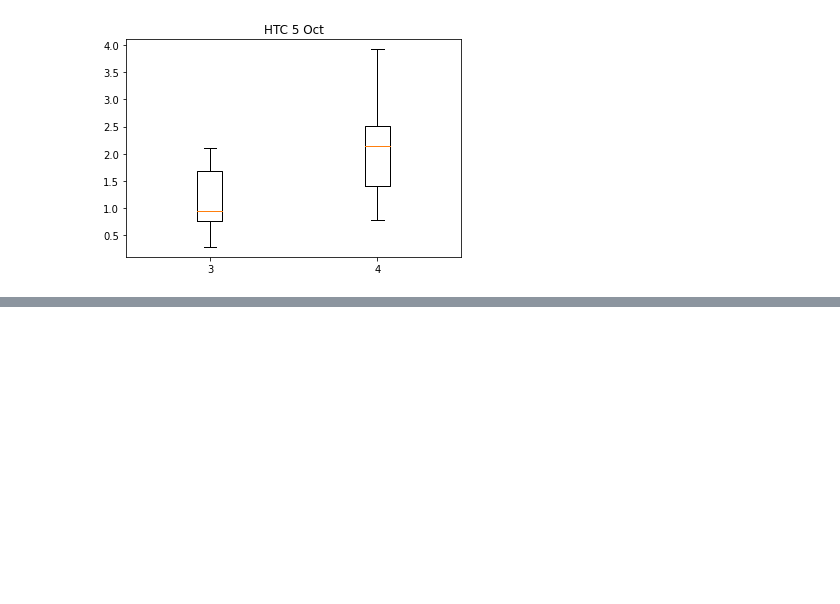
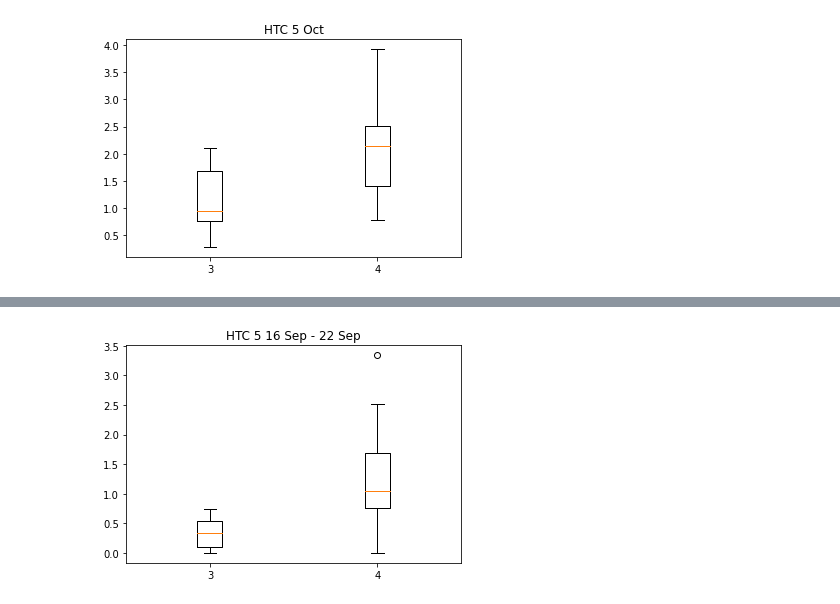
Before and after one commit to mikewellmeansme/TracheidClustering, a Jupyter notebook: notebooks/experiments/htc_experiment.ipynb, the cells around one changed output, grey strips where cells are left out. Cells and saved outputs as stored; diff of their text form; code cells hidden in the pictures; blank space fills up the shorter version.

Commit message:
upd weekly

```diff
--- a/notebooks/experiments/htc_experiment.ipynb
+++ b/notebooks/experiments/htc_experiment.ipynb
@@ -145,0 +150,21 @@ pd.read_csv('../../output/htc_0_monthly.csv').to_excel('../../output/htc_0_month
+# %%
+filtered_prec_10['Week'] = min_temp_M['Week']
+filtered_prec_5['Week']  = min_temp_M['Week']
+filtered_prec_0['Week']  = min_temp_M['Week']
+filtered_temp_10['Week'] = min_temp_M['Week']
+filtered_temp_5['Week'] = min_temp_M['Week']
+filtered_temp_0['Week'] = min_temp_M['Week']
+# %%
+weekly_htc_10 = pd.DataFrame({'Year':list(min_temp_M.columns[3:])})
+weekly_htc_5 = pd.DataFrame({'Year':list(min_temp_M.columns[3:])})
+weekly_htc_0 = pd.DataFrame({'Year':list(min_temp_M.columns[3:])})
+# %%
+
+for week in set(min_temp_M['Week']):
+    weekly_htc_10[week] = list(filtered_prec_10[filtered_prec_10['Week']==week].drop(columns=['Week']).sum(skipna=True)[2:] * 10 / filtered_temp_10[filtered_temp_10['Week']==week].drop(columns=['Week']).sum(skipna=True)[2:])
+    weekly_htc_5[week] = list(filtered_prec_5[filtered_prec_5['Week']==week].drop(columns=['Week']).sum(skipna=True)[2:] * 10 / filtered_temp_5[filtered_temp_5['Week']==week].drop(columns=['Week']).sum(skipna=True)[2:])
+    weekly_htc_0[week] = list(filtered_prec_0[filtered_prec_0['Week']==week].drop(columns=['Week']).sum(skipna=True)[2:] * 10 / filtered_temp_0[filtered_temp_0['Week']==week].drop(columns=['Week']).sum(skipna=True)[2:])
+# %%
+weekly_htc_10['Class'] = monthly_prec['Class']
+weekly_htc_5['Class'] = monthly_prec['Class']
+weekly_htc_0['Class'] = monthly_prec['Class']
@@ -145,0 +223,25 @@ pd.read_csv('../../output/htc_0_monthly.csv').to_excel('../../output/htc_0_month
+# %%
+c1 = weekly_htc_5[weekly_htc_5['Class']==1]
+c2 = weekly_htc_5[weekly_htc_5['Class']==2]
+c3 = weekly_htc_5[weekly_htc_5['Class']==3]
+c4 = weekly_htc_5[weekly_htc_5['Class']==4]
+
+with open('../../output/weekly_htc_5.csv', 'w') as ouf:
+    ouf.write('Week,StartDay,EndDay,Stat,PValue\n')
+    for column in weekly_htc_5.columns:
+        if column in ['Year', 'Class']:
+            continue
+        try:
+            #kruskalwallis = mstats.kruskalwallis(list(c1[column].dropna()), list(c2[column].dropna()), list(c3[column].dropna()), list(c4[column].dropna()))
+            kruskalwallis = mstats.kruskalwallis(list(c3[column].dropna()), list(c4[column].dropna()))
+            ouf.write(f"{column},{weeks_to_month[column]},{kruskalwallis.statistic:.2f},{kruskalwallis.pvalue:.4f}\n")
+            if kruskalwallis.pvalue < 0.05:
+                #print(f"{column},{weeks_to_month[column]},{kruskalwallis.statistic:.2f},{kruskalwallis.pvalue:.4f}")
+                #plt.boxplot([c1[column].dropna(), c2[column].dropna(), c3[column].dropna(), c4[column].dropna()])
+                plt.boxplot([c3[column].dropna(), c4[column].dropna()], labels=['3', '4'])
+                plt.title("HTC 5 "+' - '.join(weeks_to_month[column].split(',')))
+                plt.show()
+        except:
+            ouf.write(f"{column},,,,\n")
+# %% [output]
+[figure, added]
```
Also changed, not shown: parts of 6 cells of this notebook, 1 other file.
